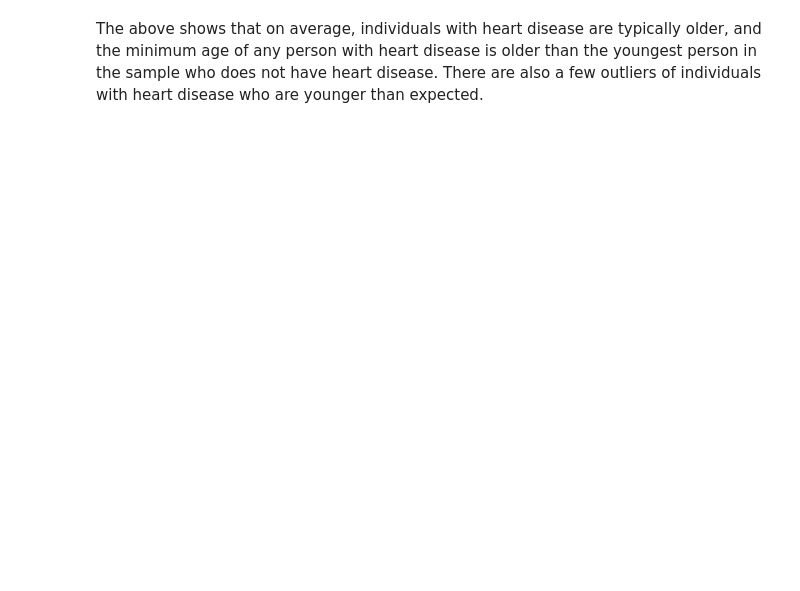
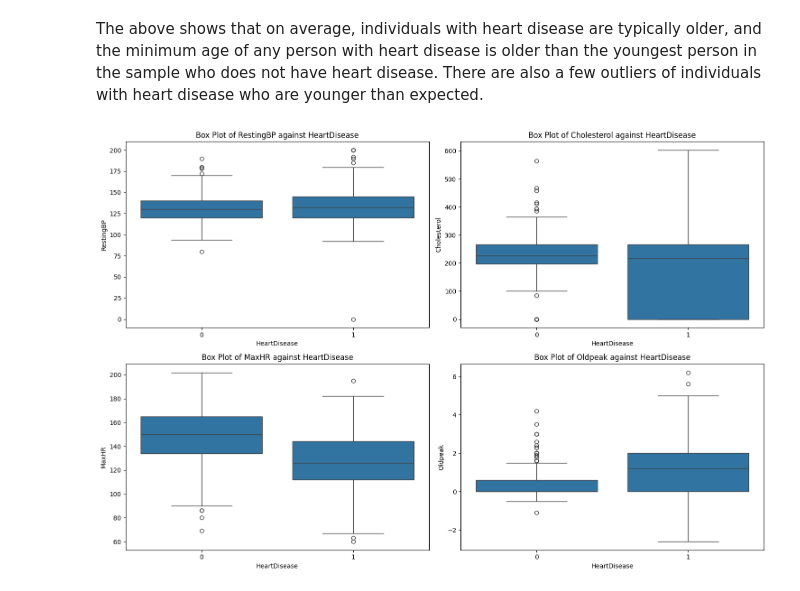
Before and after one commit to louis-porter/heart_failure_prediction, a Jupyter notebook: heart_failure_prediction.ipynb, the cells around one changed output. Saved outputs shown, nothing was run; the diff lists cells and outputs as text; code cells hidden in the pictures; blank space fills up the shorter version.

```diff
--- a/heart_failure_prediction.ipynb
+++ b/heart_failure_prediction.ipynb
@@ -108,2 +108,28 @@ plt.show()
 # %% [markdown]
 The above shows that on average, individuals with heart disease are typically older, and the minimum age of any person with heart disease is older than the youngest person in the sample who does not have heart disease. There are also a few outliers of individuals with heart disease who are younger than expected.
+# %%
+# Creating a grid of box plots for the numeric columns (bar Age) against HeartDisease
+numeric_cols = ["RestingBP", "Cholesterol", "MaxHR", "Oldpeak"]
+
+# Initialisng the grid variables
+num_plots = len(numeric_cols)
+num_cols = 2
+num_rows = (num_plots + num_cols - 1) // num_cols
+
+# Creates subplots and flattens shape of axes to create 1D array for loop purposes
+fig, axes = plt.subplots(num_rows, num_cols, figsize=(15,10))
+axes = axes.flatten()
+
+# Creating the box plots within a loop
+for i, col, in enumerate(numeric_cols):
+    sns.boxplot(x="HeartDisease", y=col, data=df, ax=axes[i])
+    axes[i].set_title(f"Box Plot of {col} against HeartDisease")
+
+# Removes any empty subplots
+for j in range(i+1, len(axes)):
+    fig.delaxes(axes[j])
+
+plt.tight_layout()
+plt.show()
+# %% [output]
+[figure, added]
```
Also changed, not shown: parts of 15 cells of this notebook.
